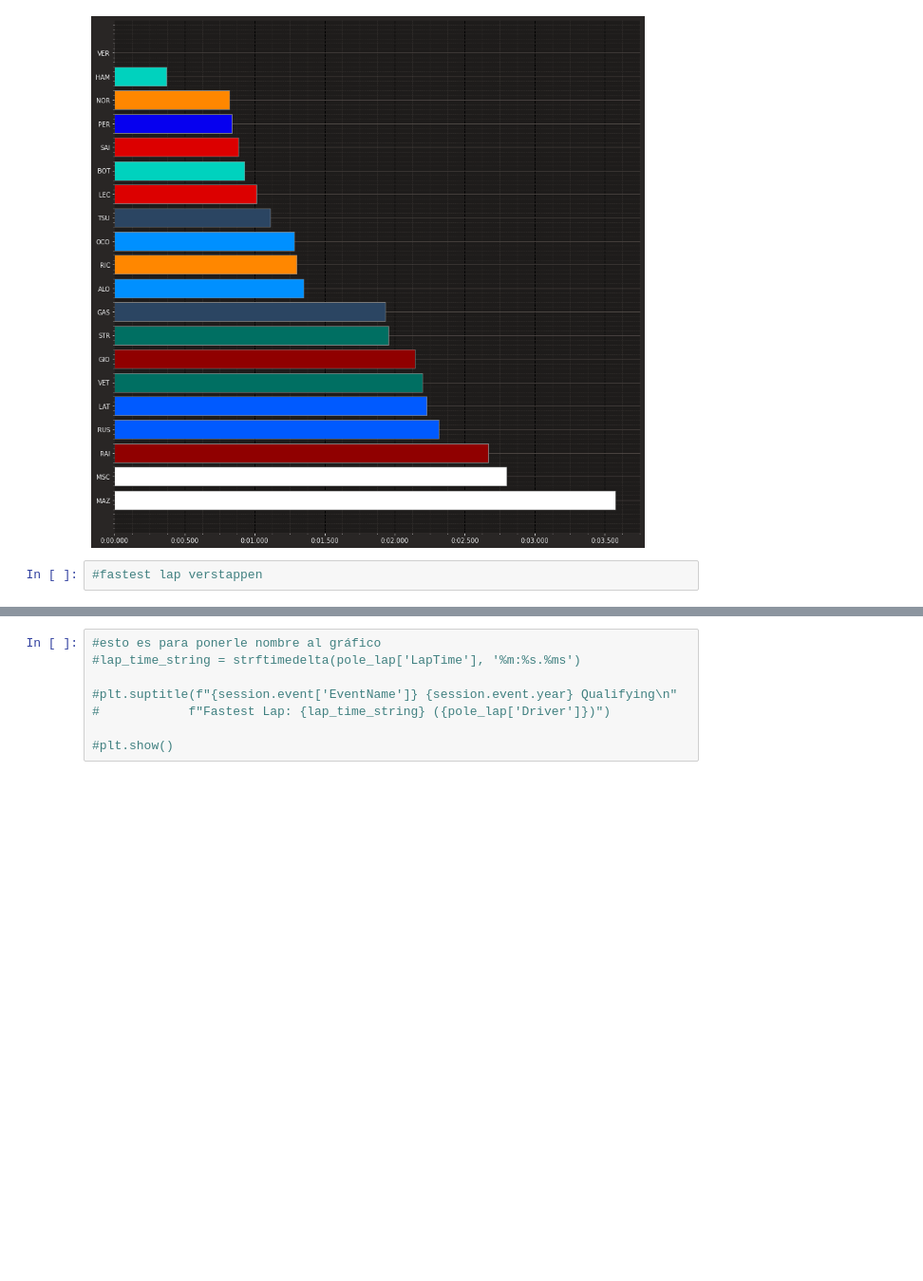
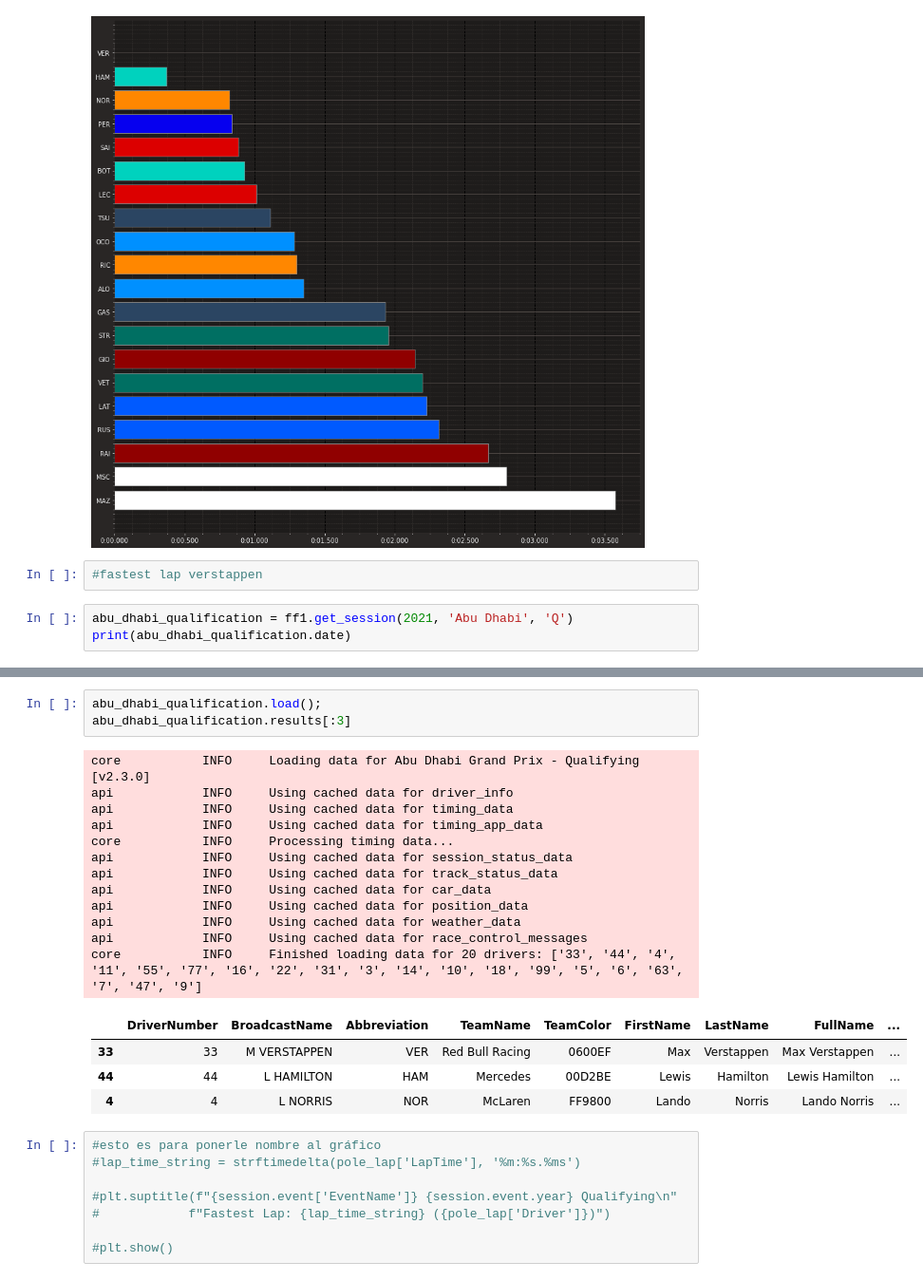
Before and after one commit to juliasabatel/F1_Project, a Jupyter notebook: F1_project.ipynb, the cells around one changed output, grey strips where cells are left out. Shown at 95% size. Drawn from its saved outputs; the diff is of its cells as text; blank space fills up the shorter version.

```diff
--- a/F1_project.ipynb
+++ b/F1_project.ipynb
@@ -1541,3 +1541,6 @@ ax.xaxis.grid(True, which='major', linestyle='--', color='black', zorder=-1000)
 [figure]
 # %%
 #fastest lap verstappen
+# %%
+abu_dhabi_qualification = ff1.get_session(2021, 'Abu Dhabi', 'Q')
+print(abu_dhabi_qualification.date)
@@ -1544,3 +1549,23 @@ ax.xaxis.grid(True, which='major', linestyle='--', color='black', zorder=-1000)
+# %%
+abu_dhabi_qualification.load();
+abu_dhabi_qualification.results[:3]
+# %% [output]
+core           INFO     Loading data for Abu Dhabi Grand Prix - Qualifying [v2.3.0]
+api            INFO     Using cached data for driver_info
+api            INFO     Using cached data for timing_data
+api            INFO     Using cached data for timing_app_data
+core           INFO     Processing timing data...
+api            INFO     Using cached data for session_status_data
+api            INFO     Using cached data for track_status_data
+api            INFO     Using cached data for car_data
+api            INFO     Using cached data for position_data
+api            INFO     Using cached data for weather_data
+api            INFO     Using cached data for race_control_messages
+core           INFO     Finished loading data for 20 drivers: ['33', '44', '4', '11', '55', '77', '16', '22', '31', '3', '14', '10', '18', '99', '5', '6', '63', '7', '47', '9']
+|  | DriverNumber | BroadcastName | Abbreviation | TeamName | TeamColor | FirstName | LastName | FullName | ... |
+| 33 | 33 | M VERSTAPPEN | VER | Red Bull Racing | 0600EF | Max | Verstappen | Max Verstappen | ... |
+| 44 | 44 | L HAMILTON | HAM | Mercedes | 00D2BE | Lewis | Hamilton | Lewis Hamilton | ... |
+| 4 | 4 | L NORRIS | NOR | McLaren | FF9800 | Lando | Norris | Lando Norris | ... |
 # %%
 #esto es para ponerle nombre al gráfico
 #lap_time_string = strftimedelta(pole_lap['LapTime'], '%m:%s.%ms')
```
Also changed, not shown: parts of 1 cell of this notebook, 38 other files.
